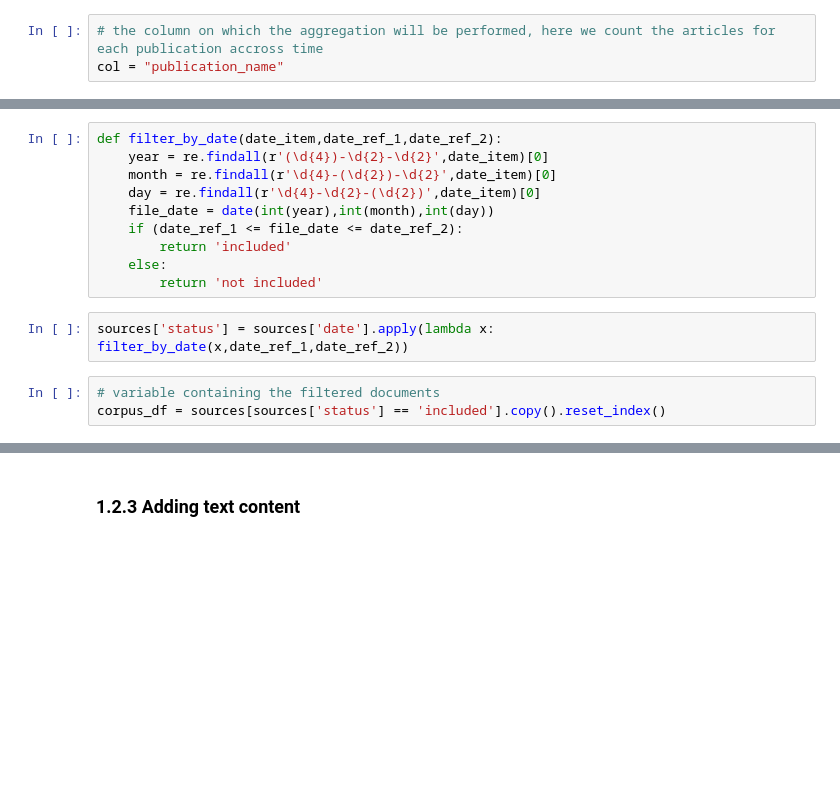
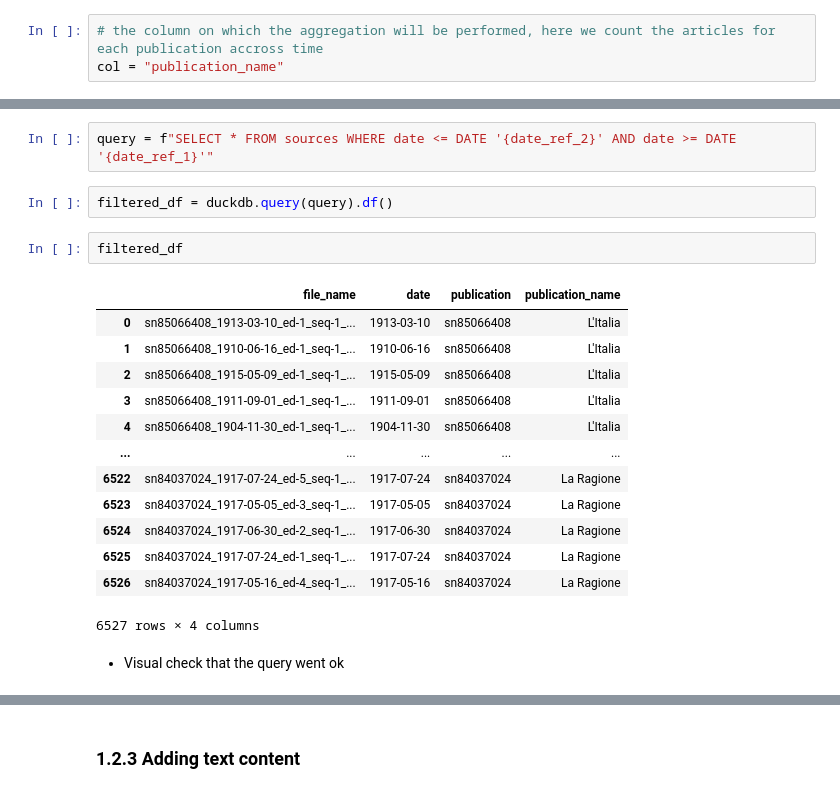
Before and after one commit to DHARPA-Project/TopicModelling-, a Jupyter notebook: topic_modelling.ipynb, the cells around one changed output, grey strips where cells are left out. Cells and saved outputs as stored; diff of their text form; blank space fills up the shorter version.

```diff
--- a/topic_modelling.ipynb
+++ b/topic_modelling.ipynb
@@ -242,15 +244,22 @@ date_ref_2 = date(1919,5,1)
-# %%
-def filter_by_date(date_item,date_ref_1,date_ref_2):
-    year = re.findall(r'(\d{4})-\d{2}-\d{2}',date_item)[0]
-    month = re.findall(r'\d{4}-(\d{2})-\d{2}',date_item)[0]
-    day = re.findall(r'\d{4}-\d{2}-(\d{2})',date_item)[0]
-    file_date = date(int(year),int(month),int(day))
-    if (date_ref_1 <= file_date <= date_ref_2):
-        return 'included'
-    else:
-        return 'not included'
-# %%
-sources['status'] = sources['date'].apply(lambda x: filter_by_date(x,date_ref_1,date_ref_2))
-# %%
-# variable containing the filtered documents
-corpus_df = sources[sources['status'] == 'included'].copy().reset_index()
+# %%
+query = f"SELECT * FROM sources WHERE date <= DATE '{date_ref_2}' AND date >= DATE '{date_ref_1}'"
+# %%
+filtered_df = duckdb.query(query).df()
+# %%
+filtered_df
+# %% [output]
+|  | file_name | date | publication | publication_name |
+| 0 | sn85066408_1913-03-10_ed-1_seq-1_... | 1913-03-10 | sn85066408 | L'Italia |
+| 1 | sn85066408_1910-06-16_ed-1_seq-1_... | 1910-06-16 | sn85066408 | L'Italia |
+| 2 | sn85066408_1915-05-09_ed-1_seq-1_... | 1915-05-09 | sn85066408 | L'Italia |
+| 3 | sn85066408_1911-09-01_ed-1_seq-1_... | 1911-09-01 | sn85066408 | L'Italia |
+| 4 | sn85066408_1904-11-30_ed-1_seq-1_... | 1904-11-30 | sn85066408 | L'Italia |
+| ... | ... | ... | ... | ... |
+| 6522 | sn84037024_1917-07-24_ed-5_seq-1_... | 1917-07-24 | sn84037024 | La Ragione |
+| 6523 | sn84037024_1917-05-05_ed-3_seq-1_... | 1917-05-05 | sn84037024 | La Ragione |
+| 6524 | sn84037024_1917-06-30_ed-2_seq-1_... | 1917-06-30 | sn84037024 | La Ragione |
+| 6525 | sn84037024_1917-07-24_ed-1_seq-1_... | 1917-07-24 | sn84037024 | La Ragione |
+| 6526 | sn84037024_1917-05-16_ed-4_seq-1_... | 1917-05-16 | sn84037024 | La Ragione |
+6527 rows × 4 columns
+# %% [markdown]
+- Visual check that the query went ok
```
Also changed, not shown: parts of 5 cells of this notebook.
